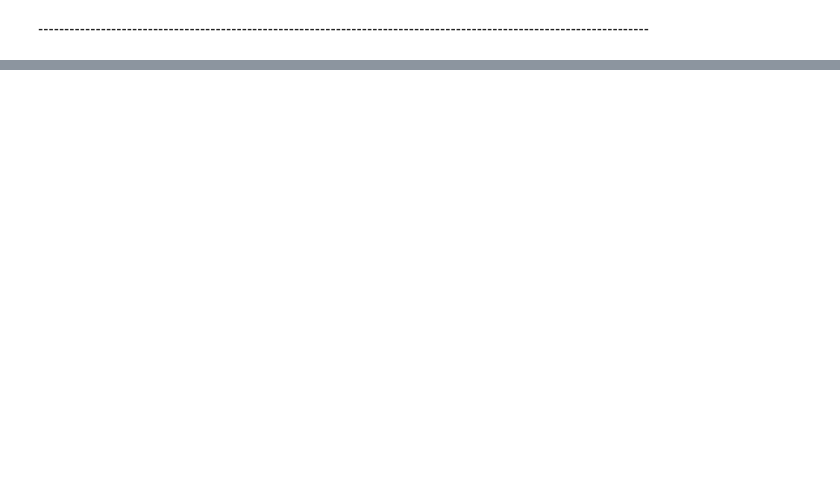
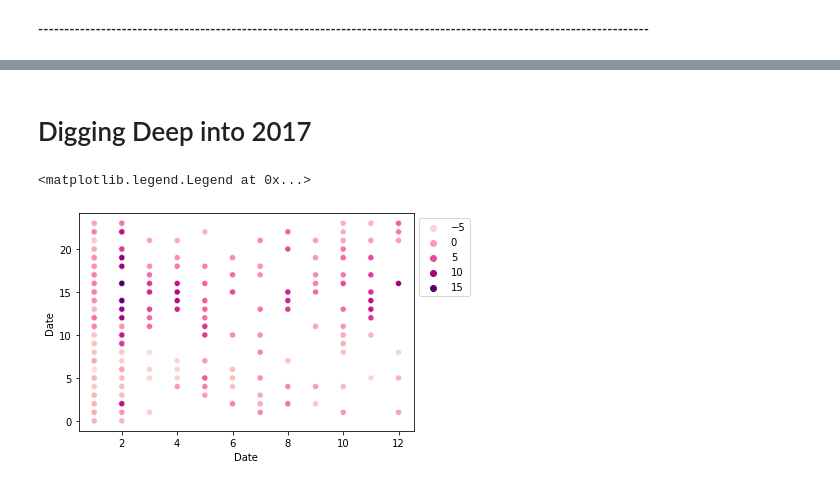
Before and after one commit to SouravBiswal/GeeksFiestaAI-ML-Team-7--1, a Jupyter notebook: Data_Preprocessing.ipynb, the cells around one changed output, grey strips where cells are left out. Saved outputs shown, nothing was run; the diff lists cells and outputs as text; code cells hidden in the pictures; blank space fills up the shorter version.

```diff
--- a/Data_Preprocessing.ipynb
+++ b/Data_Preprocessing.ipynb
@@ -591,0 +677,15 @@ df.describe(include='all', datetime_is_numeric=True)
+# %% [markdown]
+# Digging Deep into 2017
+# %%
+
+sns.scatterplot(
+    x = df[df.index.year == 2017].index.month,
+    y = df[df.index.year == 2017].index.hour,
+    data = df[df.index.year == 2017],
+    hue= df[df.index.year == 2017].temperature,
+    palette= sns.color_palette("RdPu", as_cmap=True)
+)
+plt.legend(bbox_to_anchor=(1, 1), loc=2)
+# %% [output]
+<matplotlib.legend.Legend at 0x...>
+[figure, added]
```
Also changed, not shown: parts of 17 cells of this notebook, 1 other file.
